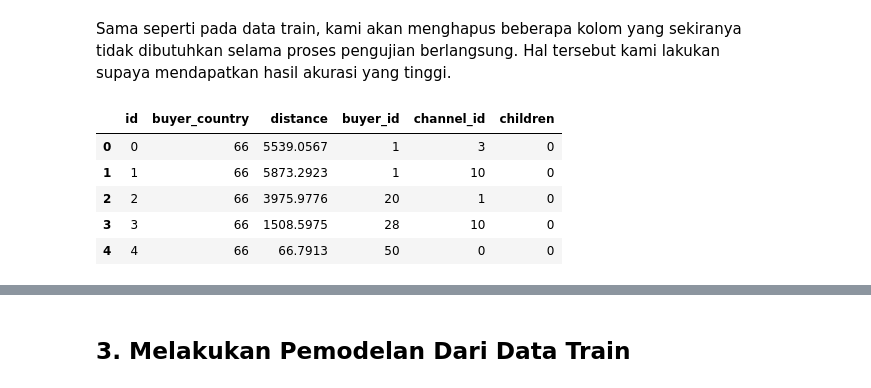
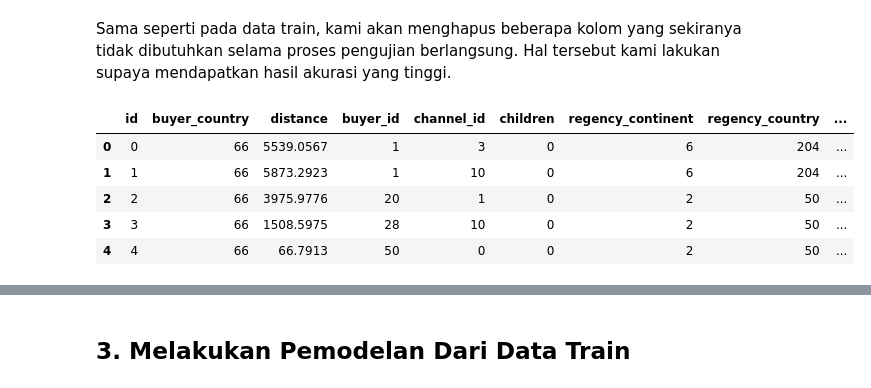
Before and after one commit to redetrer24/PenyisihanLombaPRSITS2021, a Jupyter notebook: Lomba PRS ITS 2021.ipynb, the cells around one changed output, grey strips where cells are left out. Cells and saved outputs as stored; diff of their text form; code cells hidden in the pictures.

```diff
--- a/Lomba PRS ITS 2021.ipynb
+++ b/Lomba PRS ITS 2021.ipynb
@@ -8,8 +8,8 @@ import seaborn as sns
 from sklearn.metrics import confusion_matrix, classification_report
 # %%
 # Load dataset from local device
-data_train = pd.read_csv("C:/Users/muham/Downloads/DAC/DAC_Elimination/DAC/Train.csv")
-data_test = pd.read_csv("C:/Users/muham/Downloads/DAC/DAC_Elimination/DAC/Test.csv")
+data_train = pd.read_csv("../Documents/Elimination Round DAC/Train.csv")
+data_test = pd.read_csv("../Documents/Elimination Round DAC/Test.csv")
 # %%
 data_train.head()
 # %% [output]
@@ -214,3 +268,16 @@ Data columns (total 23 columns):
  22  regency_market     21018 non-null  int64
 dtypes: float64(1), int64(19), object(3)
 memory usage: 3.7+ MB
+# %%
+# Mengubah tipe data pada kolom "time_date", "buying_date", dan "dealing_date" dari yang semula string menjadi datetime
+
+# Kolom "date_time"
+data_test["time_date"] = pd.to_datetime(data_test["time_date"], errors="coerce")
+
+# Kolom "srch_ci"
+data_test["buying_date"] = pd.to_datetime(data_test["buying_date"], errors="coerce")
+
+# Kolom "srch_co"
+data_test["dealing_date"] = pd.to_datetime(data_test["dealing_date"], errors="coerce")
+
+data_test.info()
@@ -227,14 +326,13 @@ Sama seperti pada data train, kami akan menghapus beberapa kolom yang sekiranya
 # %%
 # Menghapus beberapa kolom dari data_test
 data_test = data_test.drop(["Unnamed: 0", "time_date", "site", "continent_id",
                             "buyer_region", "buyer_city", "mobile", "package", "buying_date", "dealing_date",
-                            "adults", "room", "destination_id", "destination_type", "regency_continent",
-                            "regency_country", "regency_market"], axis = 1)
+                            "adults", "room", "destination_id", "destination_type"], axis = 1)
 data_test.head()
 # %% [output]
-|  | id | buyer_country | distance | buyer_id | channel_id | children |
-| 0 | 0 | 66 | 5539.0567 | 1 | 3 | 0 |
-| 1 | 1 | 66 | 5873.2923 | 1 | 10 | 0 |
-| 2 | 2 | 66 | 3975.9776 | 20 | 1 | 0 |
-| 3 | 3 | 66 | 1508.5975 | 28 | 10 | 0 |
-| 4 | 4 | 66 | 66.7913 | 50 | 0 | 0 |
+|  | id | buyer_country | distance | buyer_id | channel_id | children | regency_continent | regency_country | ... |
+| 0 | 0 | 66 | 5539.0567 | 1 | 3 | 0 | 6 | 204 | ... |
+| 1 | 1 | 66 | 5873.2923 | 1 | 10 | 0 | 6 | 204 | ... |
+| 2 | 2 | 66 | 3975.9776 | 20 | 1 | 0 | 2 | 50 | ... |
+| 3 | 3 | 66 | 1508.5975 | 28 | 10 | 0 | 2 | 50 | ... |
+| 4 | 4 | 66 | 66.7913 | 50 | 0 | 0 | 2 | 50 | ... |
```
Also changed, not shown: parts of 40 cells of this notebook, 1 other file.
